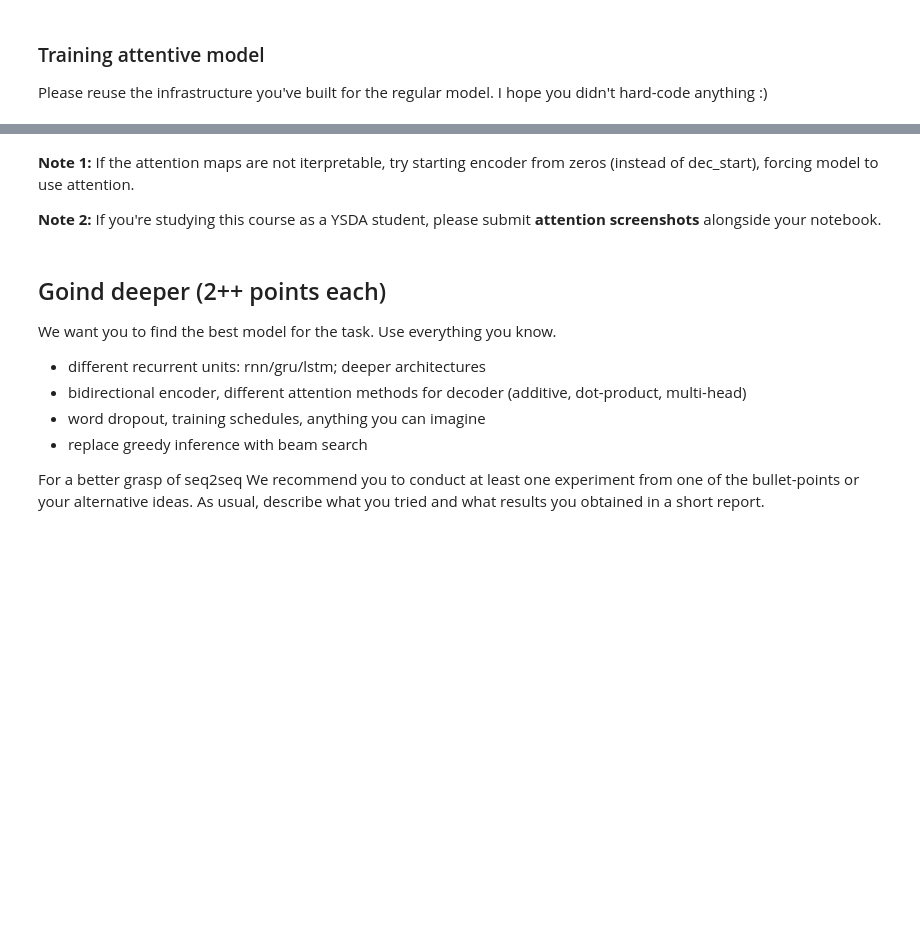
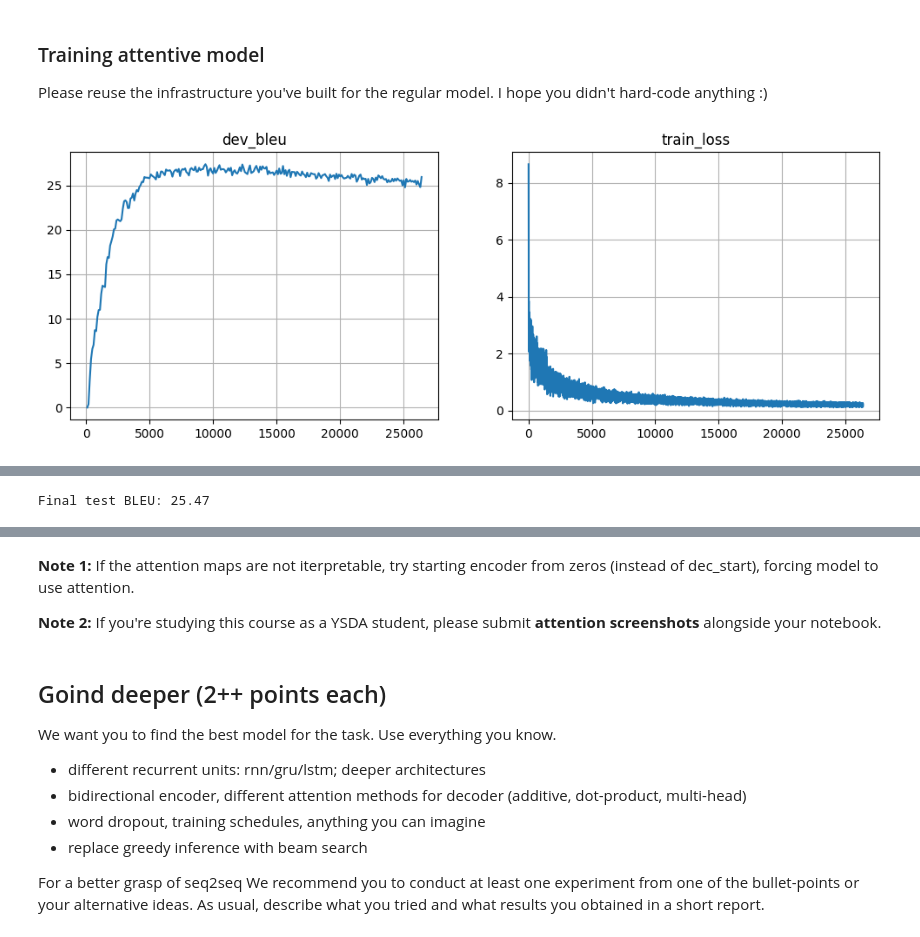
Before and after one commit to Lizavetka99/nlp_course, a Jupyter notebook: resources/_under_construction/25/week03_attention/new_practice_and_homework.ipynb, the cells around one changed output, grey strips where cells are left out. Drawn from its saved outputs; the diff is of its cells as text; code cells hidden in the pictures; blank space fills up the shorter version.

```diff
--- a/resources/_under_construction/25/week03_attention/new_practice_and_homework.ipynb
+++ b/resources/_under_construction/25/week03_attention/new_practice_and_homework.ipynb
@@ -307,6 +307,7 @@ def compute_loss(model, inp, out, **flags):
     targets_1hot = F.one_hot(out, len(model.out_voc)).to(torch.float32)
 
     # outputs of the model, [batch_size, out_len, num_tokens]
+    inp, out = inp.to(device), out.to(device)
     logits_seq = model(inp, out)
 
     # log-probabilities of all tokens at all steps, [batch_size, out_len, num_tokens]
@@ -449,6 +451,8 @@ Given encoder sequence $h^e_0, h^e_1, h^e_2, \dots, h^e_T$ and a single decoder
 * Add up encoder values with probabilities to get the **attention response**
   $$attn = \sum_t p_t \cdot v_t$$
 # %%
+import math
+
 class DotProductAttentionLayer(nn.Module):
     def __init__(self, name, enc_size, dec_size, hid_size):
         """
@@ -486,16 +490,17 @@ class DotProductAttentionLayer(nn.Module):
         # Compute logits as scaled dot product QK^T, do not forget 1 / d
         # Hint: You may want to expand Q to shape [batch_size, 1, hid_size]
         new_q = q.unsqueeze(1)
-        logits = torch.matmul(q, k.transpose(1, 2))/torch.sqrt(self.hid_size)
+        logits = torch.matmul(new_q, k.transpose(1, 2))/math.sqrt(self.hid_size)
 
         # Apply mask - if mask is 0, logits should be -inf or -1e9
         # You may need torch.where
-        torch.where()
+        mask_expanded = inp_mask.unsqueeze(1)
+        logits = torch.where(mask_expanded, logits, float('-inf'))
 
         # Softmax
-        probs = <...>
+        probs = torch.softmax(logits, dim=-1).squeeze(1)
 
         # Compute attention response
-        attn = <...>
+        attn = torch.sum(probs.unsqueeze(-1) * v, dim=1)
 
         return attn, probs
@@ -570,0 +579,36 @@ Please reuse the infrastructure you've built for the regular model. I hope you d
+# %%
+model = AttentiveModel("attentive", inp_voc, out_voc, emb_size=64, hid_size=128, attn_size=128).to(device)
+opt = torch.optim.Adam(model.parameters(), lr=1e-3)
+metrics = {'train_loss': [], 'dev_bleu': []}
+# %%
+batch_size = 128
+num_steps = 25000
+
+for _ in trange(num_steps):
+    step = len(metrics['train_loss']) + 1
+
+    batch_ix = np.random.randint(len(train_inp), size=batch_size)
+    batch_inp = inp_voc.to_matrix(train_inp[batch_ix]).to(device)
+    batch_out = out_voc.to_matrix(train_out[batch_ix]).to(device)
+
+    loss_t = compute_loss(model, batch_inp, batch_out)
+    opt.zero_grad()
+    loss_t.backward()
+    opt.step()
+
+    metrics['train_loss'].append((step, loss_t.item()))
+
+    if step % 100 == 0:
+        bleu_score = compute_bleu(model, dev_inp, dev_out)
+        metrics['dev_bleu'].append((step, bleu_score))
+        clear_output(True)
+        plt.figure(figsize=(12, 4))
+        for i, (name, history) in enumerate(sorted(metrics.items())):
+            plt.subplot(1, len(metrics), i + 1)
+            plt.title(name)
+            plt.plot(*zip(*history))
+            plt.grid()
+        plt.show()
+        print(f"Step {step}, Mean loss = {np.mean([x[1] for x in metrics['train_loss'][-10:]]):.3f}, Dev BLEU = {bleu_score:.2f}")
+# %% [output]
+[figure, added]
@@ -571,3 +616,8 @@ Please reuse the infrastructure you've built for the regular model. I hope you d
+# %%
+final_bleu = compute_bleu(model, dev_inp, dev_out)
+print(f"Final test BLEU: {final_bleu:.2f}")
+# %% [output]
+Final test BLEU: 25.47
 # %% [markdown]
 ### Visualizing model attention (2 points)
 
```
Also changed, not shown: parts of 15 cells of this notebook.
